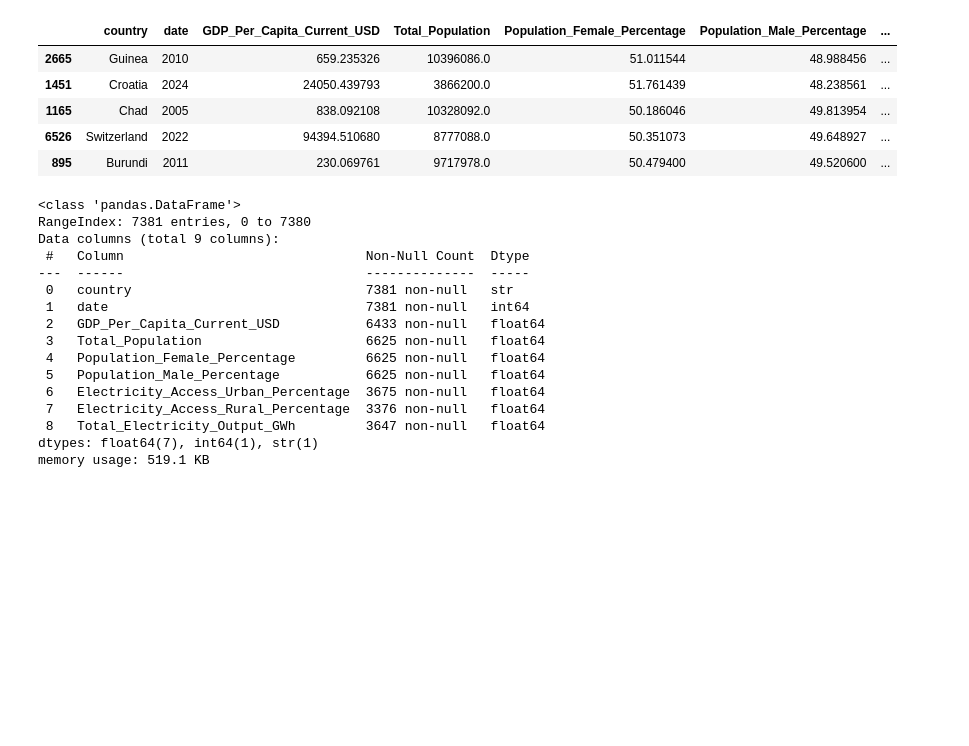
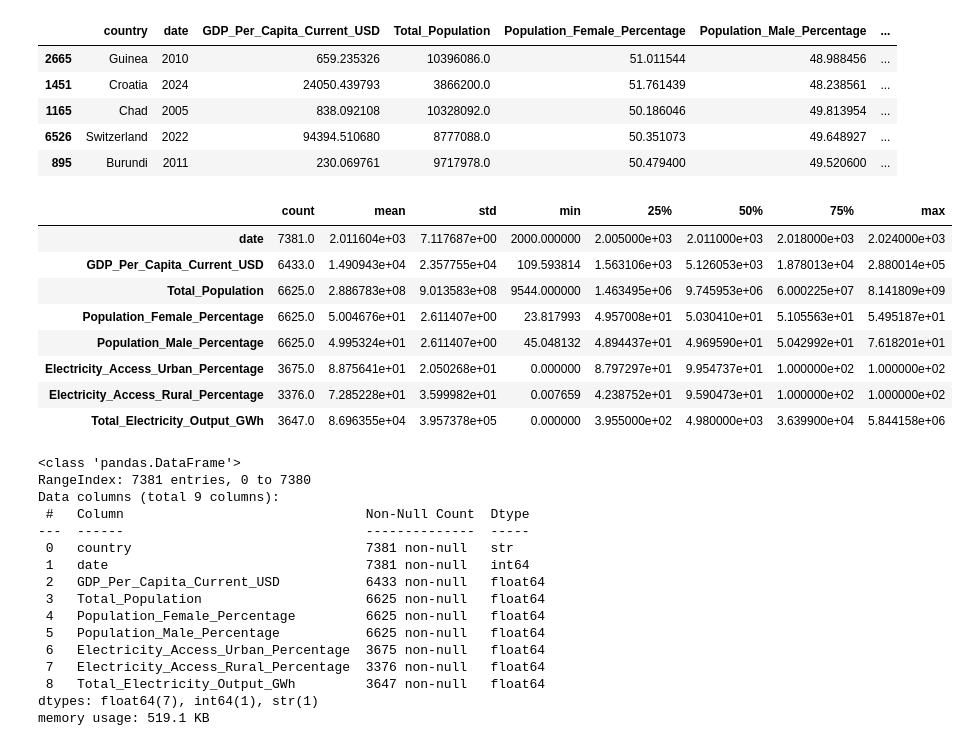
Before and after one commit to Lizzy413283/electrify-eda, a Jupyter notebook: 01_electricity_access_eda.ipynb, the cells around one changed output. Drawn from its saved outputs; the diff is of its cells as text; code cells hidden in the pictures; blank space fills up the shorter version.

```diff
--- a/01_electricity_access_eda.ipynb
+++ b/01_electricity_access_eda.ipynb
@@ -39,9 +64,19 @@ df.sample(5)
 | 1165 | Chad | 2005 | 838.092108 | 10328092.0 | 50.186046 | 49.813954 | ... |
 | 6526 | Switzerland | 2022 | 94394.510680 | 8777088.0 | 50.351073 | 49.648927 | ... |
 | 895 | Burundi | 2011 | 230.069761 | 9717978.0 | 50.479400 | 49.520600 | ... |
-# %%
-# Drop unnecessary identifier or metadata columns to reduce memory footprint
-df.drop(['meter_id', 'source_url', 'notes'], axis=1, inplace=True, errors='ignore')
+# %%
+#Summary of dataset
+df.describe().T
+# %% [output]
+|  | count | mean | std | min | 25% | 50% | 75% | max |
+| date | 7381.0 | 2.011604e+03 | 7.117687e+00 | 2000.000000 | 2.005000e+03 | 2.011000e+03 | 2.018000e+03 | 2.024000e+03 |
+| GDP_Per_Capita_Current_USD | 6433.0 | 1.490943e+04 | 2.357755e+04 | 109.593814 | 1.563106e+03 | 5.126053e+03 | 1.878013e+04 | 2.880014e+05 |
+| Total_Population | 6625.0 | 2.886783e+08 | 9.013583e+08 | 9544.000000 | 1.463495e+06 | 9.745953e+06 | 6.000225e+07 | 8.141809e+09 |
+| Population_Female_Percentage | 6625.0 | 5.004676e+01 | 2.611407e+00 | 23.817993 | 4.957008e+01 | 5.030410e+01 | 5.105563e+01 | 5.495187e+01 |
+| Population_Male_Percentage | 6625.0 | 4.995324e+01 | 2.611407e+00 | 45.048132 | 4.894437e+01 | 4.969590e+01 | 5.042992e+01 | 7.618201e+01 |
+| Electricity_Access_Urban_Percentage | 3675.0 | 8.875641e+01 | 2.050268e+01 | 0.000000 | 8.797297e+01 | 9.954737e+01 | 1.000000e+02 | 1.000000e+02 |
+| Electricity_Access_Rural_Percentage | 3376.0 | 7.285228e+01 | 3.599982e+01 | 0.007659 | 4.238752e+01 | 9.590473e+01 | 1.000000e+02 | 1.000000e+02 |
+| Total_Electricity_Output_GWh | 3647.0 | 8.696355e+04 | 3.957378e+05 | 0.000000 | 3.955000e+02 | 4.980000e+03 | 3.639900e+04 | 5.844158e+06 |
 # %%
 # Checking the DataFrame structure, row count, and column types
 df.info()
```
Also changed, not shown: parts of 18 cells of this notebook.
